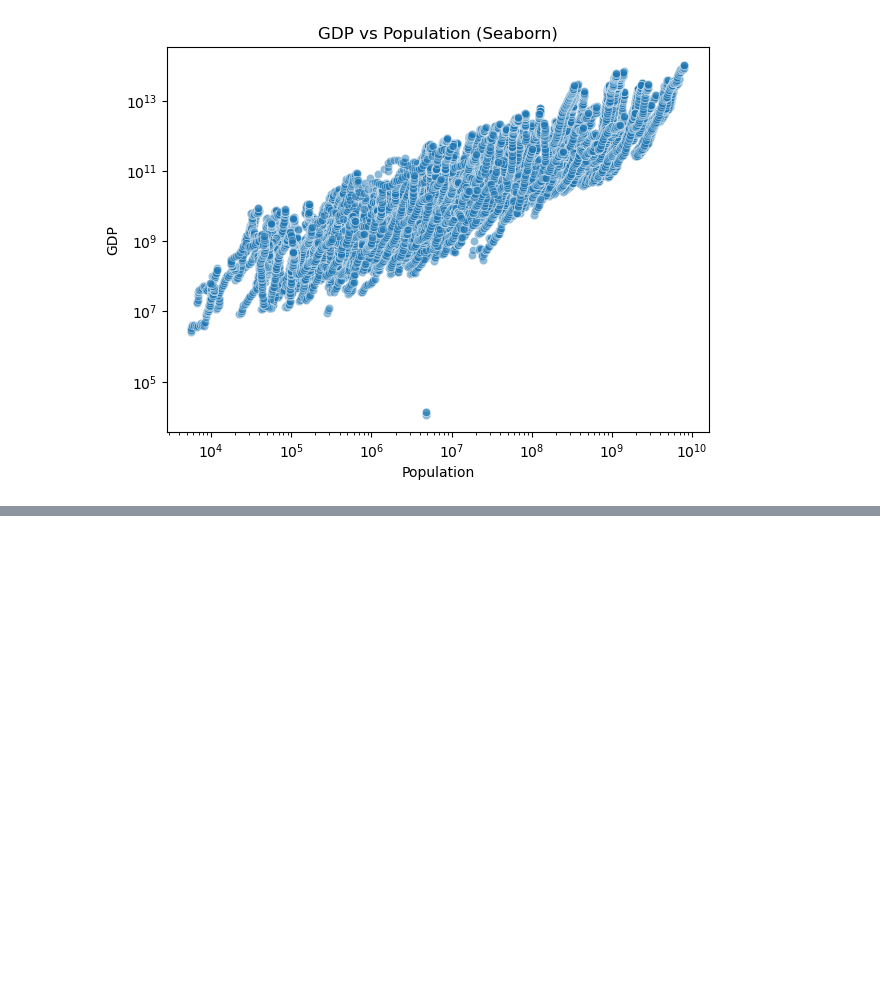
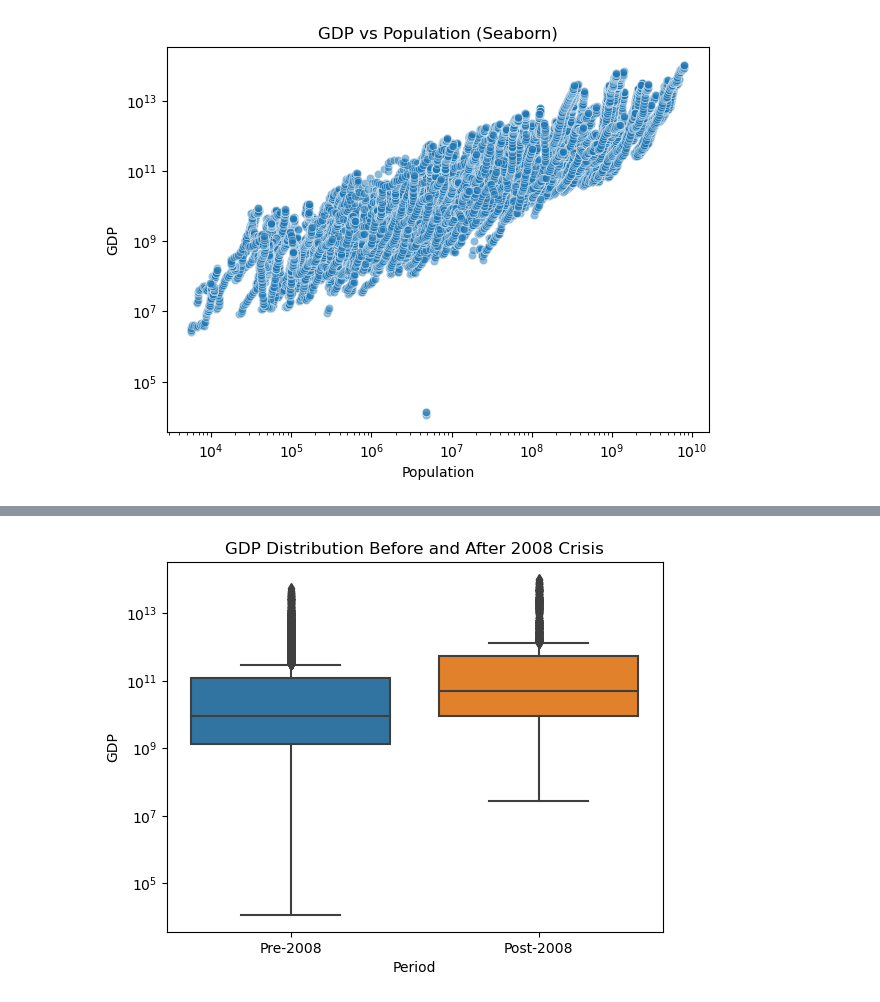
Before and after one commit to mca-lab/neemabartibigdata, a Jupyter notebook: analysis.ipynb, the cells around one changed output, grey strips where cells are left out. Cells and saved outputs as stored; diff of their text form; code cells hidden in the pictures; blank space fills up the shorter version.

```diff
--- a/analysis.ipynb
+++ b/analysis.ipynb
@@ -199,0 +211,11 @@ fig.show()
+# %%
+merged["Period"] = merged["Year"].apply(
+    lambda x: "Pre-2008" if x < 2008 else "Post-2008"
+)
+
+sns.boxplot(data=merged, x="Period", y="GDP")
+plt.yscale("log")
+plt.title("GDP Distribution Before and After 2008 Crisis")
+plt.show()
+# %% [output]
+[figure, added]
```
Also changed, not shown: parts of 11 cells of this notebook.
